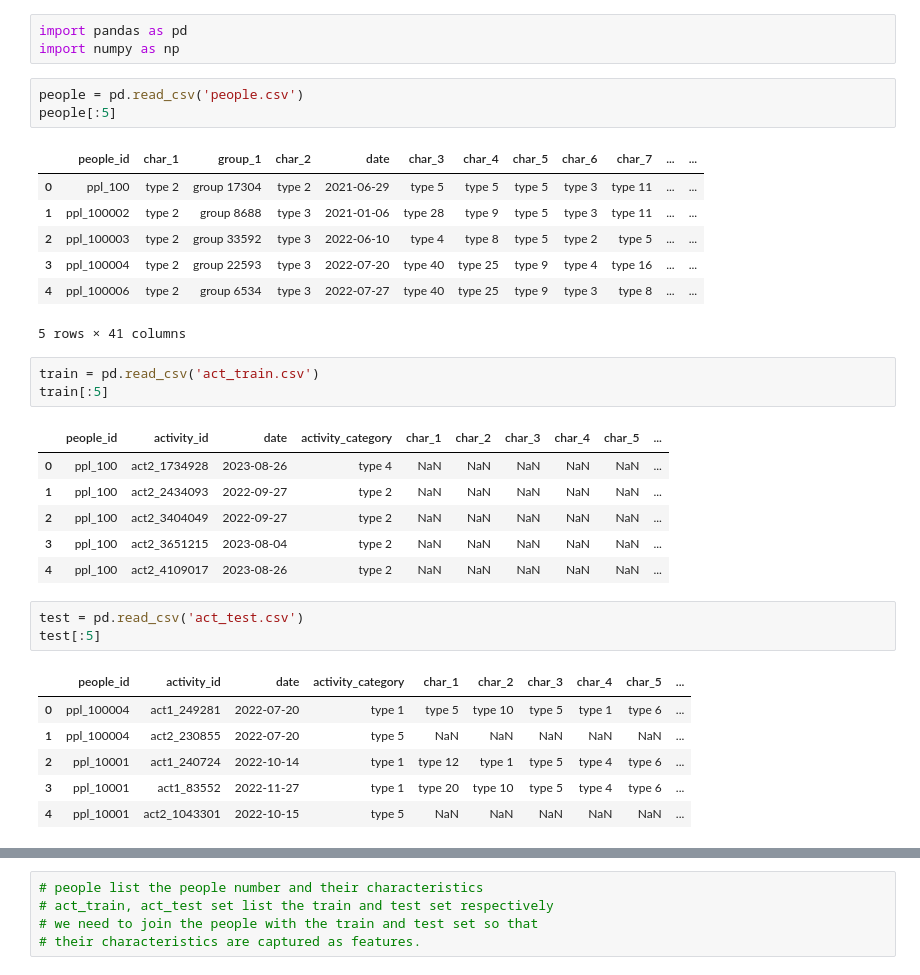
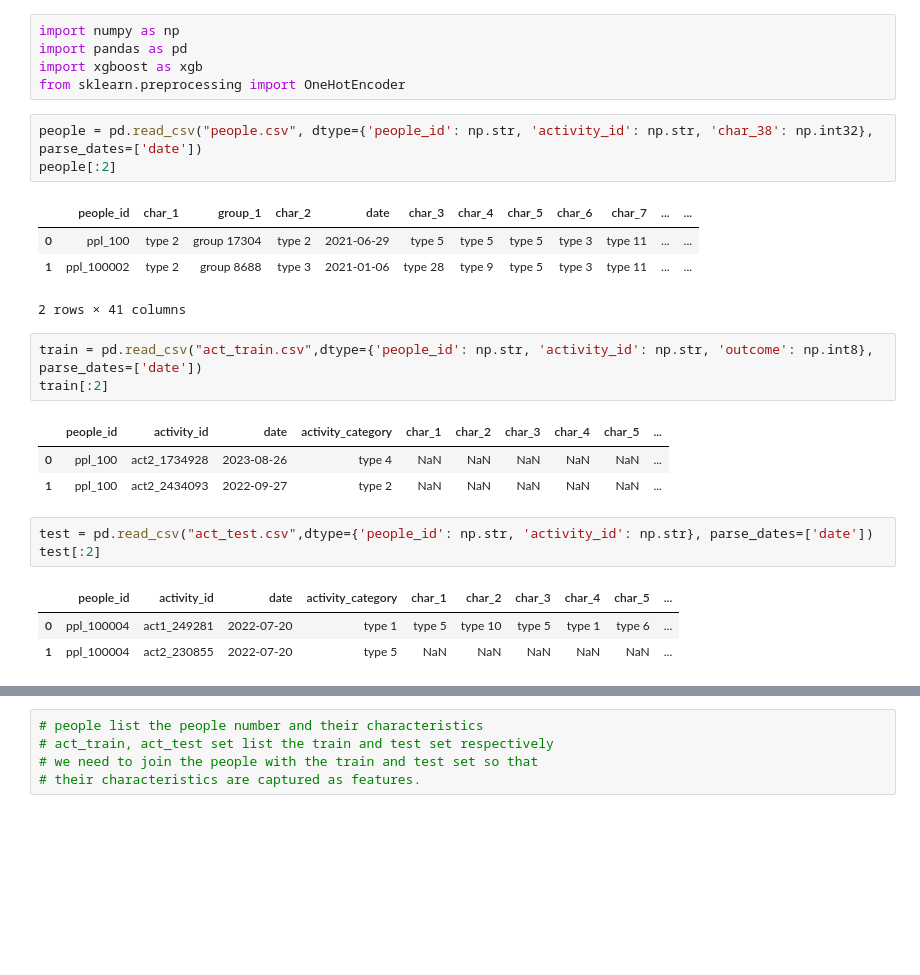
Before and after one commit to shadofren/RedHatBusiness, a Jupyter notebook: RedHatBusinessValue.ipynb, the cells around one changed output, grey strips where cells are left out. Drawn from its saved outputs; the diff is of its cells as text; blank space fills up the shorter version.

```diff
--- a/RedHatBusinessValue.ipynb
+++ b/RedHatBusinessValue.ipynb
@@ -1,34 +1,27 @@
 # %%
+import numpy as np
 import pandas as pd
-import numpy as np
+import xgboost as xgb
+from sklearn.preprocessing import OneHotEncoder
 # %%
-people = pd.read_csv('people.csv')
-people[:5]
+people = pd.read_csv("people.csv", dtype={'people_id': np.str, 'activity_id': np.str, 'char_38': np.int32}, parse_dates=['date'])
+people[:2]
 # %% [output]
 |  | people_id | char_1 | group_1 | char_2 | date | char_3 | char_4 | char_5 | char_6 | char_7 | ... | ... |
 | 0 | ppl_100 | type 2 | group 17304 | type 2 | 2021-06-29 | type 5 | type 5 | type 5 | type 3 | type 11 | ... | ... |
 | 1 | ppl_100002 | type 2 | group 8688 | type 3 | 2021-01-06 | type 28 | type 9 | type 5 | type 3 | type 11 | ... | ... |
-| 2 | ppl_100003 | type 2 | group 33592 | type 3 | 2022-06-10 | type 4 | type 8 | type 5 | type 2 | type 5 | ... | ... |
-| 3 | ppl_100004 | type 2 | group 22593 | type 3 | 2022-07-20 | type 40 | type 25 | type 9 | type 4 | type 16 | ... | ... |
-| 4 | ppl_100006 | type 2 | group 6534 | type 3 | 2022-07-27 | type 40 | type 25 | type 9 | type 3 | type 8 | ... | ... |
-5 rows × 41 columns
+2 rows × 41 columns
 # %%
-train = pd.read_csv('act_train.csv')
-train[:5]
+train = pd.read_csv("act_train.csv",dtype={'people_id': np.str, 'activity_id': np.str, 'outcome': np.int8}, parse_dates=['date'])
+train[:2]
 # %% [output]
 |  | people_id | activity_id | date | activity_category | char_1 | char_2 | char_3 | char_4 | char_5 | ... |
 | 0 | ppl_100 | act2_1734928 | 2023-08-26 | type 4 | NaN | NaN | NaN | NaN | NaN | ... |
 | 1 | ppl_100 | act2_2434093 | 2022-09-27 | type 2 | NaN | NaN | NaN | NaN | NaN | ... |
-| 2 | ppl_100 | act2_3404049 | 2022-09-27 | type 2 | NaN | NaN | NaN | NaN | NaN | ... |
-| 3 | ppl_100 | act2_3651215 | 2023-08-04 | type 2 | NaN | NaN | NaN | NaN | NaN | ... |
-| 4 | ppl_100 | act2_4109017 | 2023-08-26 | type 2 | NaN | NaN | NaN | NaN | NaN | ... |
 # %%
-test = pd.read_csv('act_test.csv')
-test[:5]
+test = pd.read_csv("act_test.csv",dtype={'people_id': np.str, 'activity_id': np.str}, parse_dates=['date'])
+test[:2]
 # %% [output]
 |  | people_id | activity_id | date | activity_category | char_1 | char_2 | char_3 | char_4 | char_5 | ... |
 | 0 | ppl_100004 | act1_249281 | 2022-07-20 | type 1 | type 5 | type 10 | type 5 | type 1 | type 6 | ... |
 | 1 | ppl_100004 | act2_230855 | 2022-07-20 | type 5 | NaN | NaN | NaN | NaN | NaN | ... |
-| 2 | ppl_10001 | act1_240724 | 2022-10-14 | type 1 | type 12 | type 1 | type 5 | type 4 | type 6 | ... |
-| 3 | ppl_10001 | act1_83552 | 2022-11-27 | type 1 | type 20 | type 10 | type 5 | type 4 | type 6 | ... |
-| 4 | ppl_10001 | act2_1043301 | 2022-10-15 | type 5 | NaN | NaN | NaN | NaN | NaN | ... |
```
Also changed, not shown: parts of 33 cells of this notebook.
